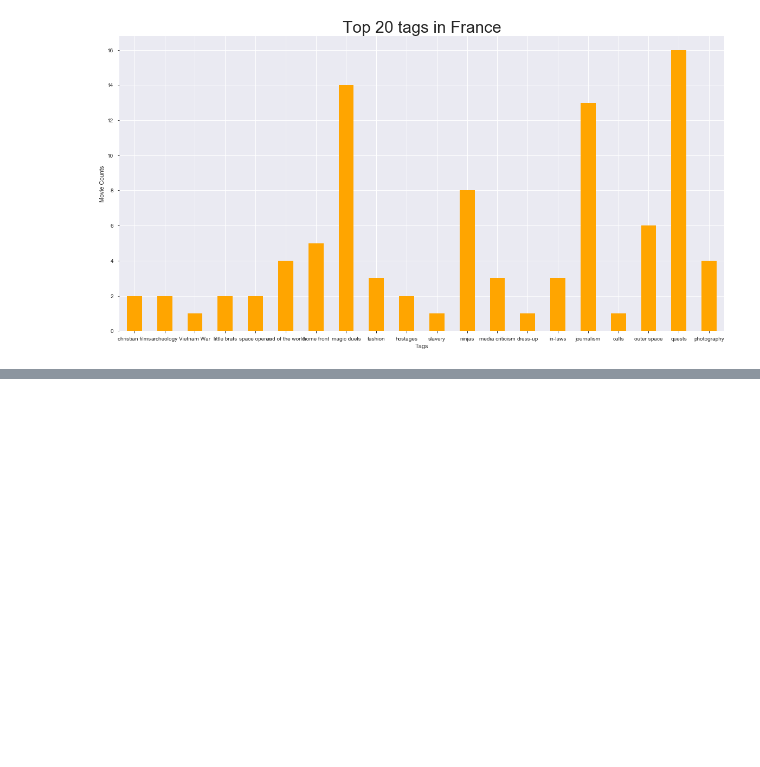
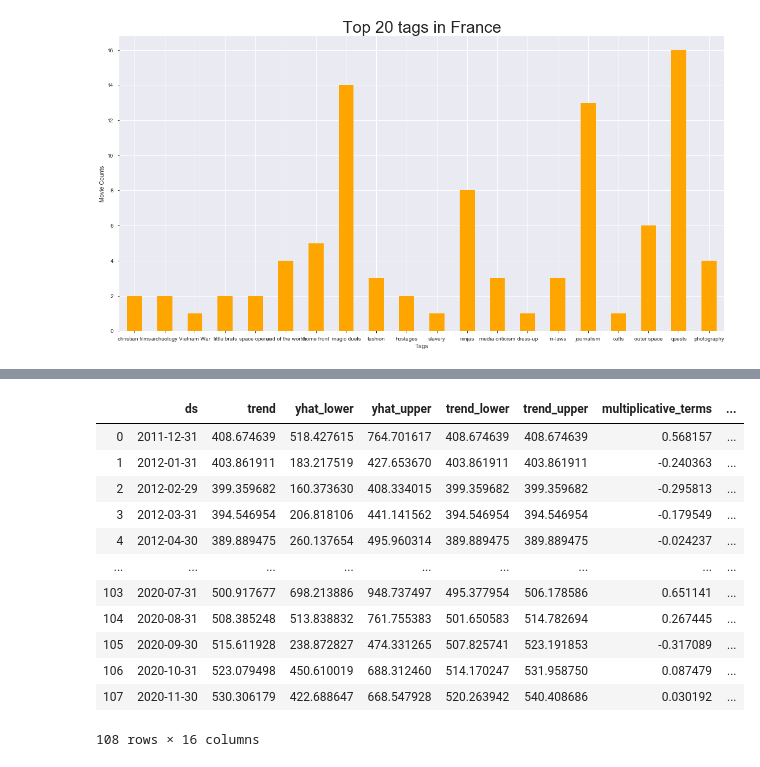
Before and after one commit to SapiensZ/UnderTheMilkyWay, a Jupyter notebook: FR - Ru.ipynb, the cells around one changed output, grey strips where cells are left out. Saved outputs shown, nothing was run; the diff lists cells and outputs as text; code cells hidden in the pictures; blank space fills up the shorter version.

```diff
--- a/FR - Ru.ipynb
+++ b/FR - Ru.ipynb
@@ -59,0 +118,16 @@ plt.xticks(rotation=0)
+# %%
+forecast
+# %% [output]
+|  | ds | trend | yhat_lower | yhat_upper | trend_lower | trend_upper | multiplicative_terms | ... |
+| 0 | 2011-12-31 | 408.674639 | 518.427615 | 764.701617 | 408.674639 | 408.674639 | 0.568157 | ... |
+| 1 | 2012-01-31 | 403.861911 | 183.217519 | 427.653670 | 403.861911 | 403.861911 | -0.240363 | ... |
+| 2 | 2012-02-29 | 399.359682 | 160.373630 | 408.334015 | 399.359682 | 399.359682 | -0.295813 | ... |
+| 3 | 2012-03-31 | 394.546954 | 206.818106 | 441.141562 | 394.546954 | 394.546954 | -0.179549 | ... |
+| 4 | 2012-04-30 | 389.889475 | 260.137654 | 495.960314 | 389.889475 | 389.889475 | -0.024237 | ... |
+| ... | ... | ... | ... | ... | ... | ... | ... | ... |
+| 103 | 2020-07-31 | 500.917677 | 698.213886 | 948.737497 | 495.377954 | 506.178586 | 0.651141 | ... |
+| 104 | 2020-08-31 | 508.385248 | 513.838832 | 761.755383 | 501.650583 | 514.782694 | 0.267445 | ... |
+| 105 | 2020-09-30 | 515.611928 | 238.872827 | 474.331265 | 507.825741 | 523.191853 | -0.317089 | ... |
+| 106 | 2020-10-31 | 523.079498 | 450.610019 | 688.312460 | 514.170247 | 531.958750 | 0.087479 | ... |
+| 107 | 2020-11-30 | 530.306179 | 422.688647 | 668.547928 | 520.263942 | 540.408686 | 0.030192 | ... |
+108 rows × 16 columns
```
Also changed, not shown: parts of 11 cells of this notebook.
